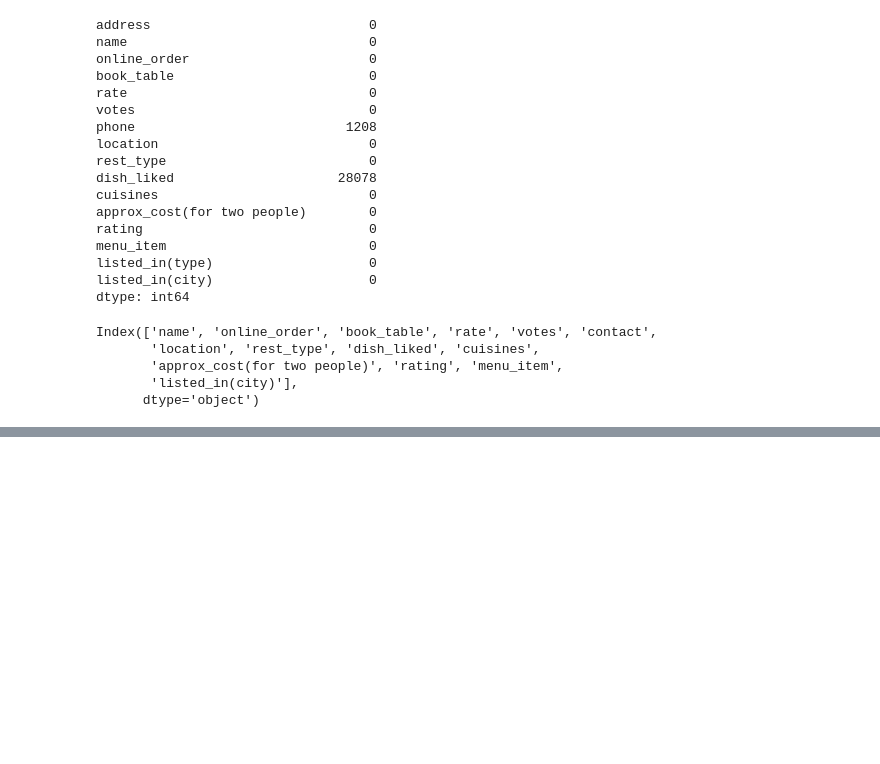
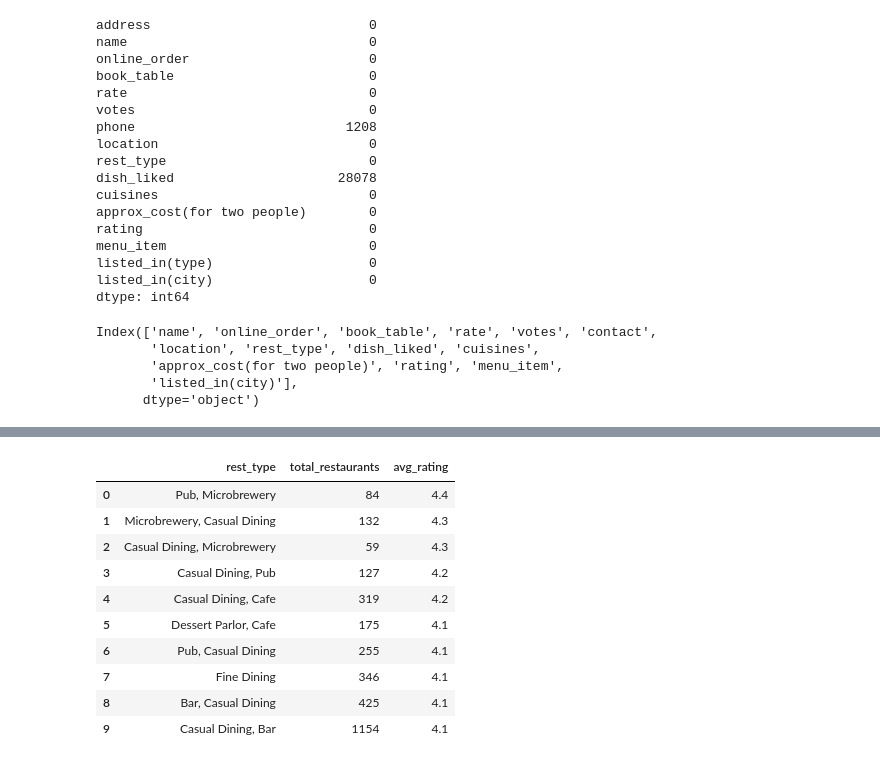
Before and after one commit to AlistairPereira/python-data-analysis-lab, a Jupyter notebook: notebooks/Restaurant_data_cleaning.ipynb, the cells around one changed output, grey strips where cells are left out. Saved outputs shown, nothing was run; the diff lists cells and outputs as text; code cells hidden in the pictures; blank space fills up the shorter version.

```diff
--- a/notebooks/Restaurant_data_cleaning.ipynb
+++ b/notebooks/Restaurant_data_cleaning.ipynb
@@ -301,0 +598,21 @@ Index(['name', 'online_order', 'book_table', 'rate', 'votes', 'contact',
+# %%
+res_rating=(df.groupby('rest_type')
+            .agg(total_restaurants=('name','count'),avg_rating=('rate','mean'))
+            .round(1)
+            .query('total_restaurants > 50')
+            .sort_values(by='avg_rating',ascending=False)
+            .head(10)
+            .reset_index())
+res_rating
+# %% [output]
+|  | rest_type | total_restaurants | avg_rating |
+| 0 | Pub, Microbrewery | 84 | 4.4 |
+| 1 | Microbrewery, Casual Dining | 132 | 4.3 |
+| 2 | Casual Dining, Microbrewery | 59 | 4.3 |
+| 3 | Casual Dining, Pub | 127 | 4.2 |
+| 4 | Casual Dining, Cafe | 319 | 4.2 |
+| 5 | Dessert Parlor, Cafe | 175 | 4.1 |
+| 6 | Pub, Casual Dining | 255 | 4.1 |
+| 7 | Fine Dining | 346 | 4.1 |
+| 8 | Bar, Casual Dining | 425 | 4.1 |
+| 9 | Casual Dining, Bar | 1154 | 4.1 |
```
Also changed, not shown: parts of 38 cells of this notebook.
